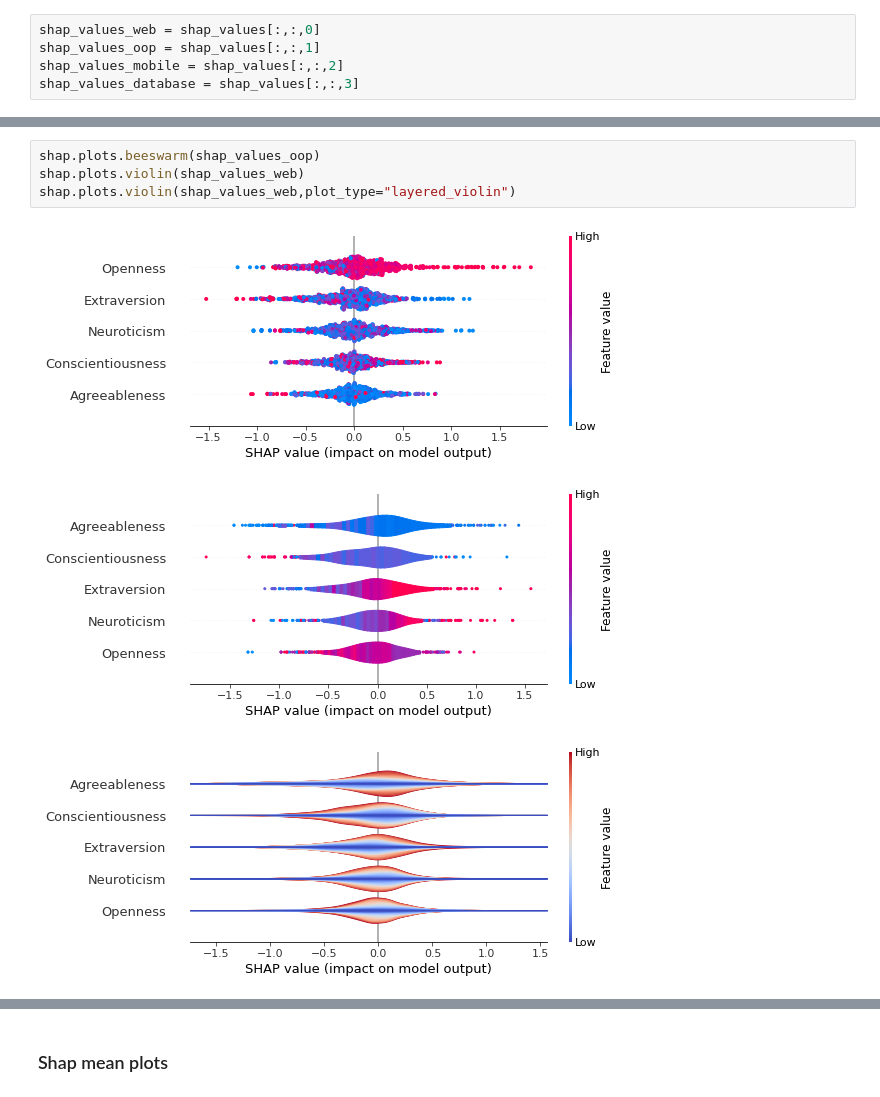
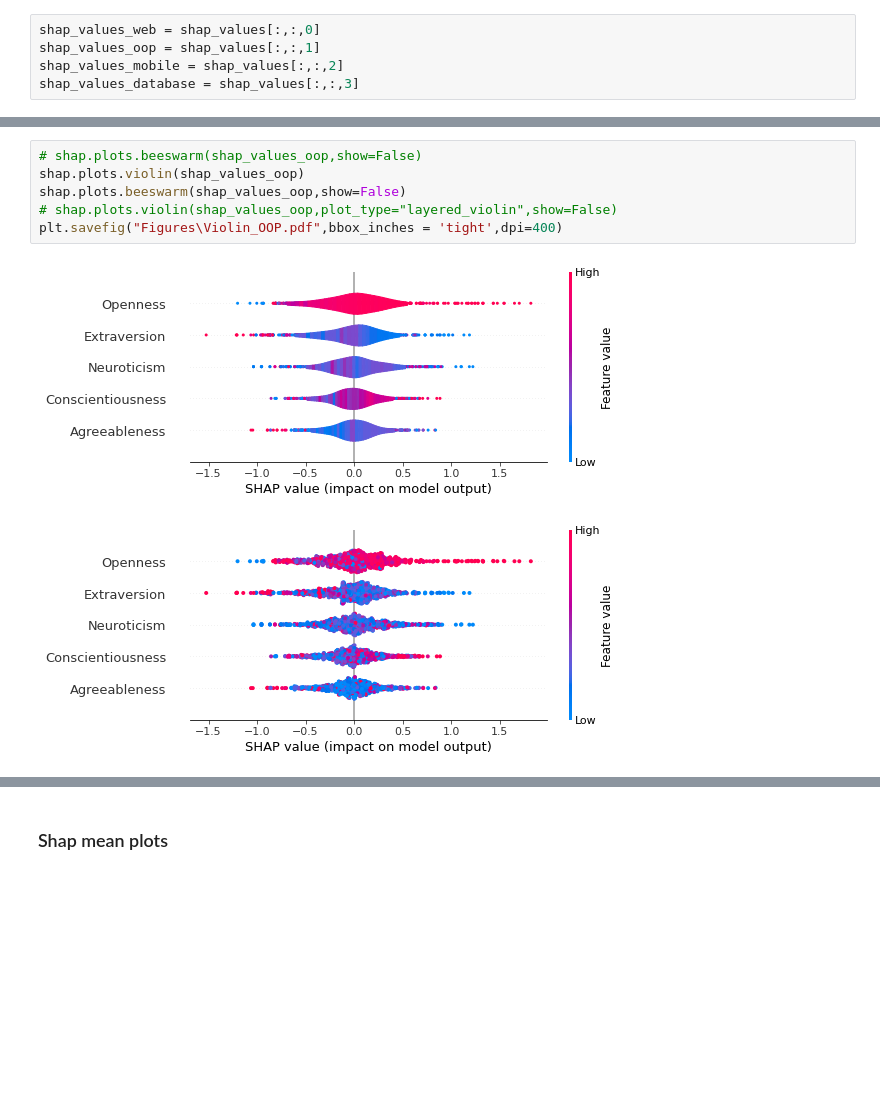
Before and after one commit to Abedeen25/Multiclass-classifiation-and-explainability, a Jupyter notebook: Shap_BPT.ipynb, the cells around one changed output, grey strips where cells are left out. Saved outputs shown, nothing was run; the diff lists cells and outputs as text; blank space fills up the shorter version.

```diff
--- a/Shap_BPT.ipynb
+++ b/Shap_BPT.ipynb
@@ -302,9 +268,10 @@ shap.plots.violin(shap_values_web,plot_type="layered_violin")
 # %%
-shap.plots.beeswarm(shap_values_oop)
-shap.plots.violin(shap_values_web)
-shap.plots.violin(shap_values_web,plot_type="layered_violin")
+# shap.plots.beeswarm(shap_values_oop,show=False)
+shap.plots.violin(shap_values_oop)
+shap.plots.beeswarm(shap_values_oop,show=False)
+# shap.plots.violin(shap_values_oop,plot_type="layered_violin",show=False)
+plt.savefig("Figures\Violin_OOP.pdf",bbox_inches = 'tight',dpi=400)
 # %% [output]
-[figure, old version]
+[figure, new version]
-[figure, old version]
+[figure, new version]
-[figure, removed]
 # %%
```
Also changed, not shown: parts of 21 cells of this notebook, 11 other files.
